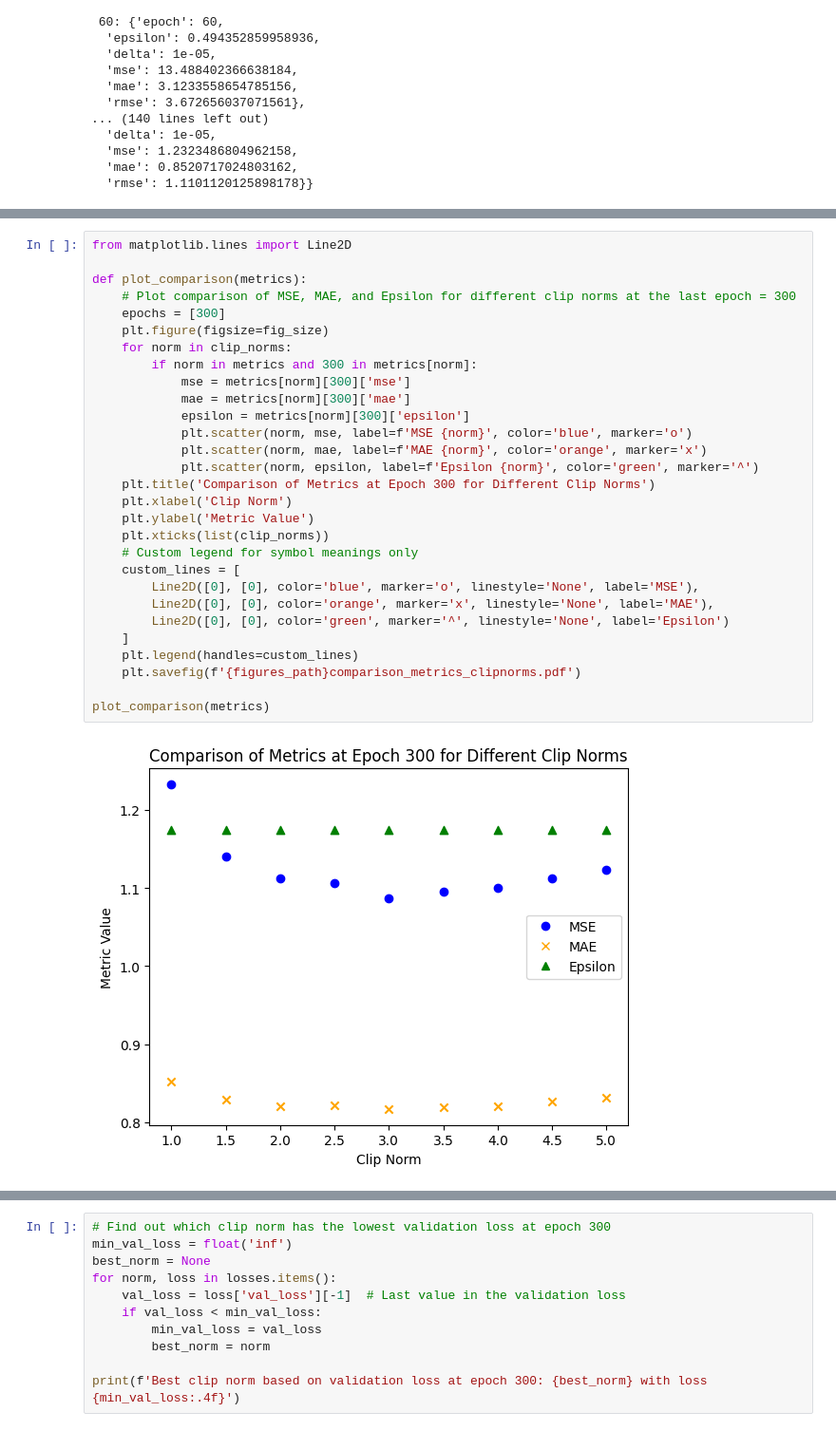
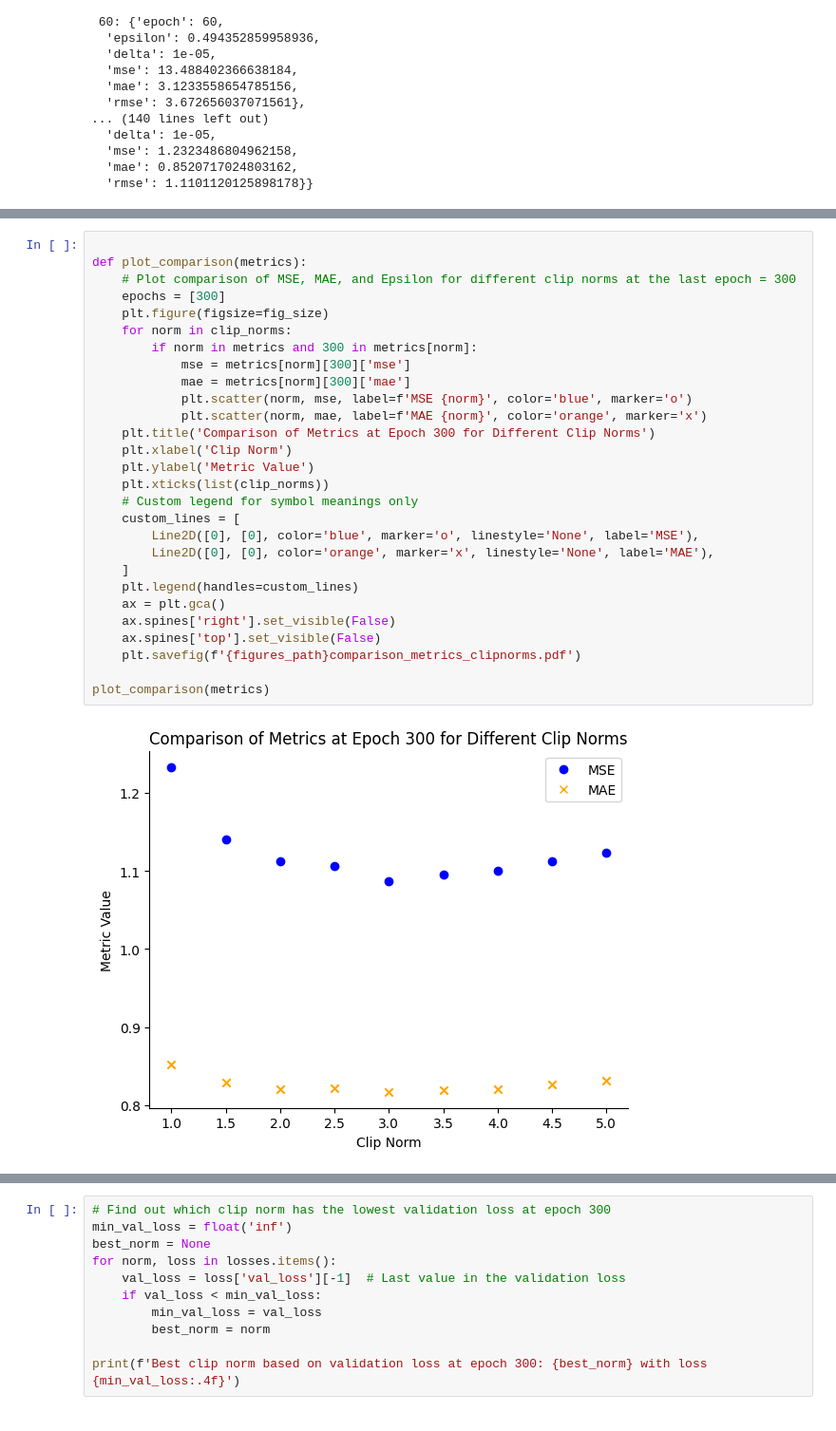
Before and after one commit to marisahunziker/privacy_fs25, a Jupyter notebook: evaluation/eval_clip.ipynb, the cells around one changed output, grey strips where cells are left out. Shown: that part at 95% size. Cells and saved outputs as stored; diff of their text form.

```diff
--- a/evaluation/eval_clip.ipynb
+++ b/evaluation/eval_clip.ipynb
@@ -65,33 +70,32 @@ def plot_metrics(metrics):
 
 plot_metrics(metrics)
 # %%
-from matplotlib.lines import Line2D
 
 def plot_comparison(metrics):
     # Plot comparison of MSE, MAE, and Epsilon for different clip norms at the last epoch = 300
     epochs = [300]
     plt.figure(figsize=fig_size)
     for norm in clip_norms:
         if norm in metrics and 300 in metrics[norm]:
             mse = metrics[norm][300]['mse']
             mae = metrics[norm][300]['mae']
-            epsilon = metrics[norm][300]['epsilon']
             plt.scatter(norm, mse, label=f'MSE {norm}', color='blue', marker='o')
             plt.scatter(norm, mae, label=f'MAE {norm}', color='orange', marker='x')
-            plt.scatter(norm, epsilon, label=f'Epsilon {norm}', color='green', marker='^')
     plt.title('Comparison of Metrics at Epoch 300 for Different Clip Norms')
     plt.xlabel('Clip Norm')
     plt.ylabel('Metric Value')
     plt.xticks(list(clip_norms))
     # Custom legend for symbol meanings only
     custom_lines = [
         Line2D([0], [0], color='blue', marker='o', linestyle='None', label='MSE'),
         Line2D([0], [0], color='orange', marker='x', linestyle='None', label='MAE'),
-        Line2D([0], [0], color='green', marker='^', linestyle='None', label='Epsilon')
     ]
     plt.legend(handles=custom_lines)
+    ax = plt.gca()
+    ax.spines['right'].set_visible(False)
+    ax.spines['top'].set_visible(False)
     plt.savefig(f'{figures_path}comparison_metrics_clipnorms.pdf')
 
 plot_comparison(metrics)
 # %% [output]
-[figure, old version]
+[figure, new version]
```
Also changed, not shown: parts of 7 cells of this notebook, 3 other files.
